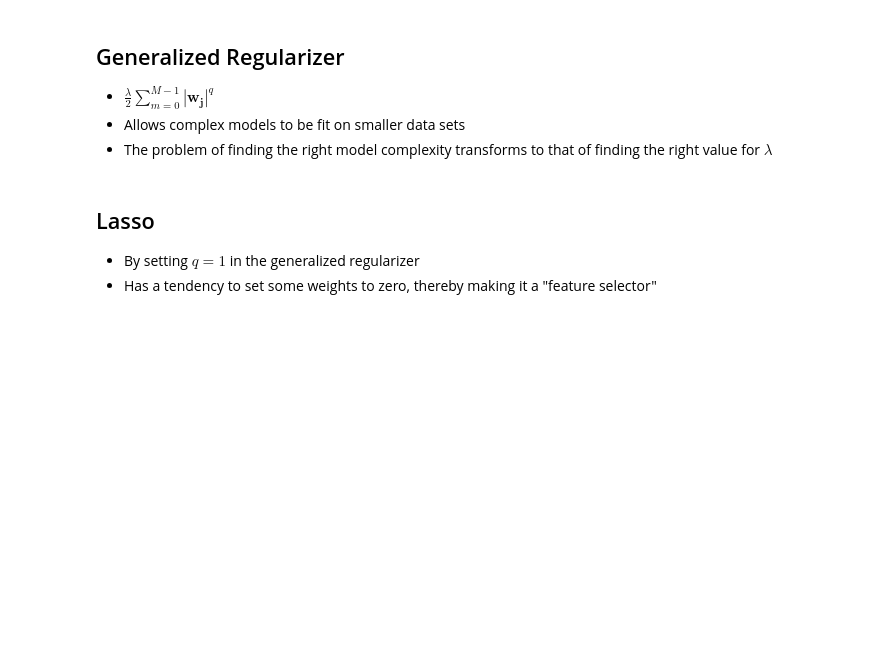
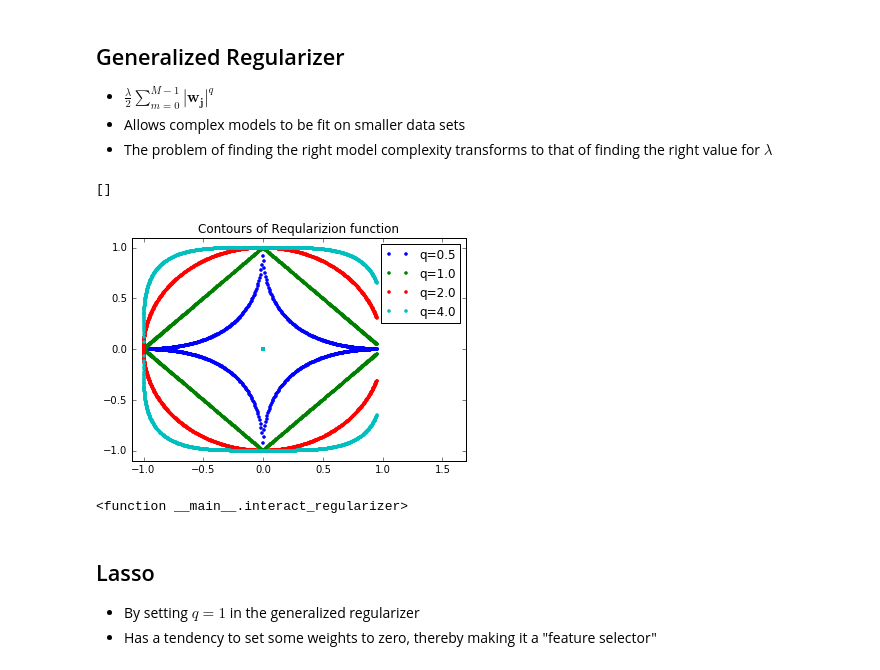
Before and after one commit to john-von-seneca/ml-and-what-not, a Jupyter notebook: void-main/linear-models/Linear Models for Regression.ipynb, the cells around one changed output. Cells and saved outputs as stored; diff of their text form; code cells hidden in the pictures; blank space fills up the shorter version.

```diff
--- a/void-main/linear-models/Linear Models for Regression.ipynb
+++ b/void-main/linear-models/Linear Models for Regression.ipynb
@@ -438,6 +496,41 @@ Generalized Regularizer
 * $\frac{\lambda}{2} \sum_{m=0}^{M-1} \left| \mathbf{w_j} \right|^q$
 * Allows complex models to be fit on smaller data sets
 * The problem of finding the right model complexity transforms to that of finding the right value for $\lambda$
+# %%
+def sign(x):
+    return +1 if x>=0 else -1
+
+thetas = np.linspace(0,2*math.pi,10**3)
+pts = np.asarray([[math.cos(theta),math.sin(theta)] for theta in thetas])
+# %%
+[x for x in [abs(pts[ix,0]-pts[100-1-ix,0])<1e-5 for ix in range(50)] if x is False]
+# %% [output]
+[]
+# %%
+# q=1/2
+def show_regularizer(q=0.5):
+    ptsq = np.zeros_like(pts)
+    for ix in range(math.floor(ptsq.shape[0]/2.)):
+        x = pts[ix,0]
+        ptsq[ix,0] = ptsq[100-1-ix,0] = x
+        y_abs = abs((1 - abs(x)**q)**(1./q))
+        ptsq[ix,1] = y_abs
+        ptsq[100-1-ix,1] = -y_abs
+    plt.plot(ptsq[:,0],ptsq[:,1],'.',label='q='+str(q))
+
+def interact_regularizer(q=0.5,offset=0.7,show_all=True):
+    qs = [0.5,1.,2.,4.] if show_all else [q]
+    [show_regularizer(qq) for qq in qs]
+    plt.xlim(plt.xlim()[0]-0.1,plt.xlim()[1]+offset)
+    plt.ylim(plt.ylim()[0]-0.1,plt.ylim()[1]+0.1)
+    plt.legend()
+    plt.title('Contours of Reqularizion function')
+    plt.show()
+
+interact(interact_regularizer,q=(.5,4,.5),offset=(0,1.,.1))
+# %% [output]
+[figure, added]
+<function __main__.interact_regularizer>
 # %% [markdown]
 Lasso
 -----
```
Also changed, not shown: parts of 23 cells of this notebook.
